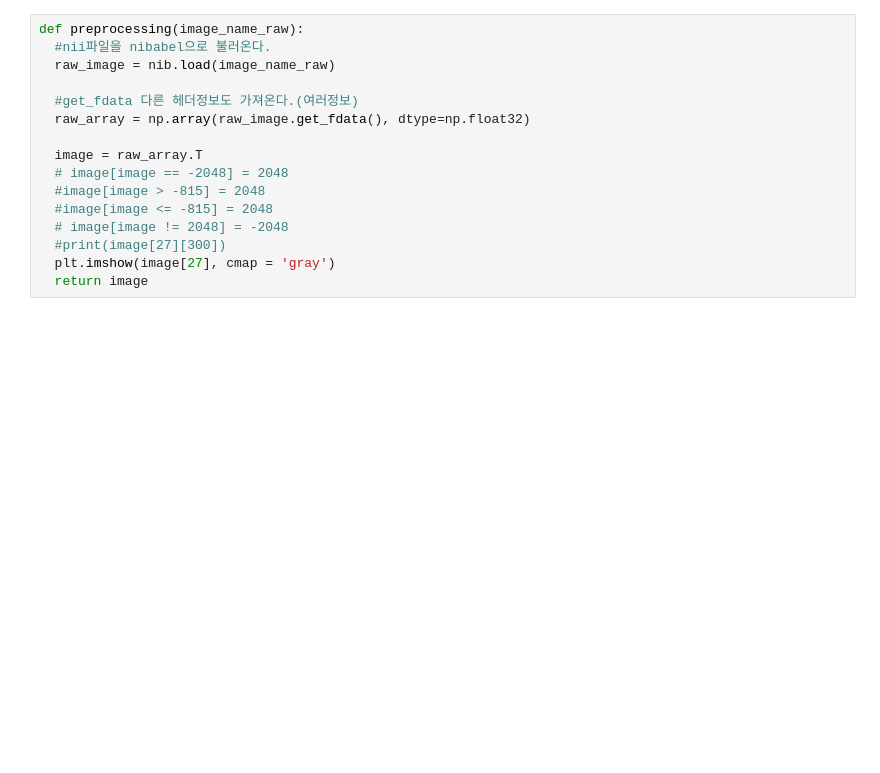
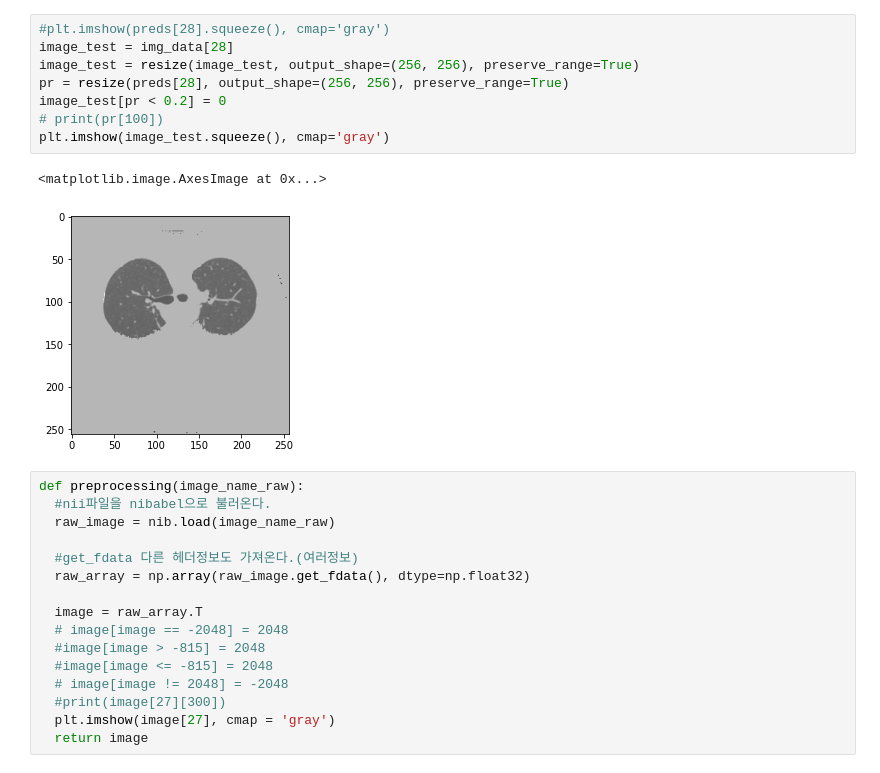
Before and after one commit to ByeonChanHO/COVID-19_Automatic_Diagnosis_System_by_CT, a Jupyter notebook: proprecessing.ipynb, the cells around one changed output. Cells and saved outputs as stored; diff of their text form; blank space fills up the shorter version.

```diff
--- a/proprecessing.ipynb
+++ b/proprecessing.ipynb
@@ -81,3 +249,14 @@ MY_GOOGLE_DRIVE_PATH:  /content/drive/My Drive/Colab Notebooks
+# %%
+#plt.imshow(preds[28].squeeze(), cmap='gray')
+image_test = img_data[28]
+image_test = resize(image_test, output_shape=(256, 256), preserve_range=True)
+pr = resize(preds[28], output_shape=(256, 256), preserve_range=True)
+image_test[pr < 0.2] = 0
+# print(pr[100])
+plt.imshow(image_test.squeeze(), cmap='gray')
+# %% [output]
+<matplotlib.image.AxesImage at 0x...>
+[figure, added]
 # %%
 def preprocessing(image_name_raw):
   #nii파일을 nibabel으로 불러온다.
```
Also changed, not shown: parts of 12 cells of this notebook.
